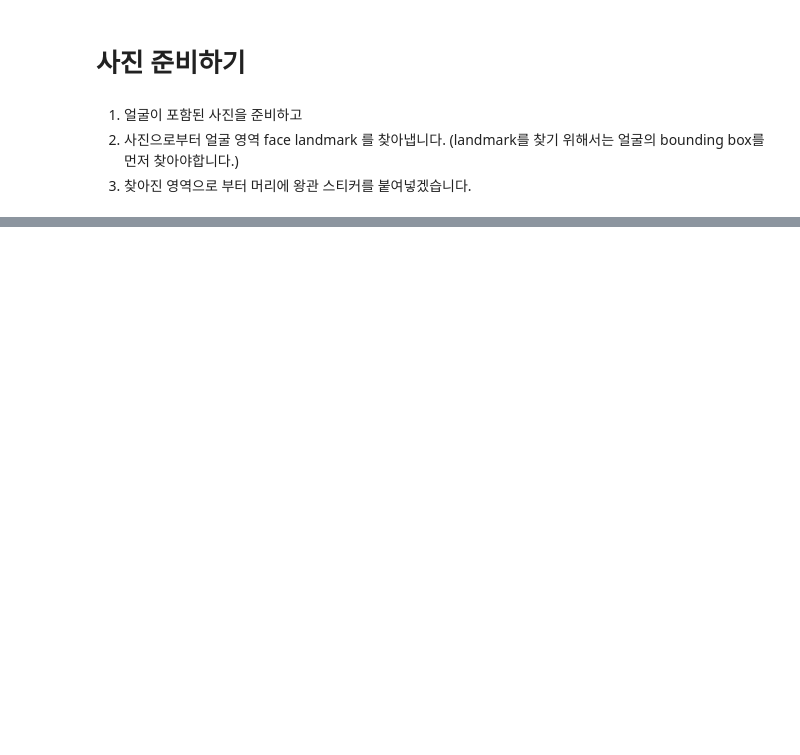
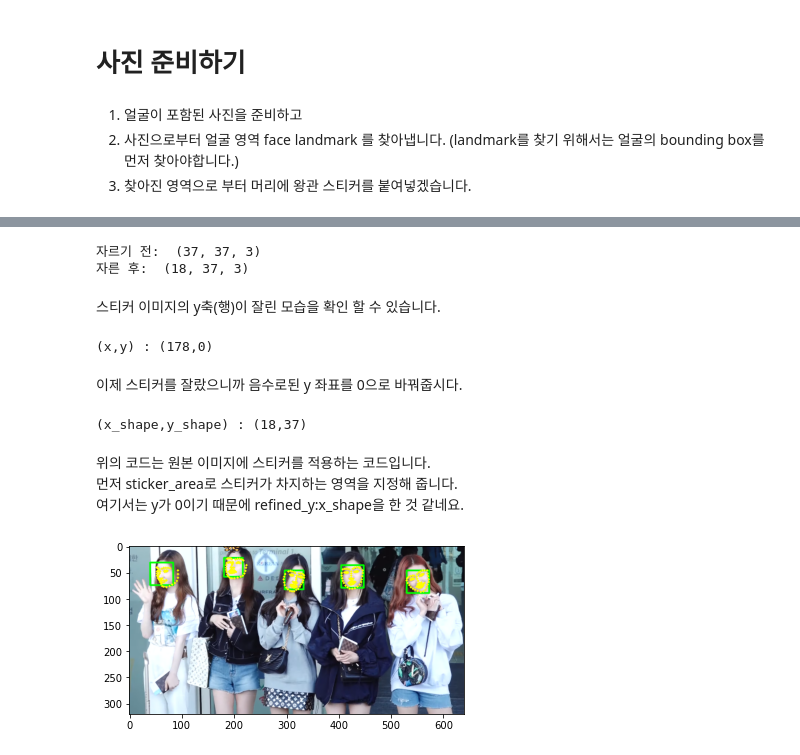
Before and after one commit to PEBpung/Aiffel, a Jupyter notebook: Project/Exploration/E10. Camera sticker app_ex.ipynb, the cells around one changed output, grey strips where cells are left out. Cells and saved outputs as stored; diff of their text form; code cells hidden in the pictures; blank space fills up the shorter version.

```diff
--- a/Project/Exploration/E10. Camera sticker app_ex.ipynb
+++ b/Project/Exploration/E10. Camera sticker app_ex.ipynb
@@ -22,0 +140,4 @@ img_show = img_bgr.copy() # 출력용 이미지 복사
+# %%
+refined_x = x-w//2
+refined_y = y-h
+print('(x,y):(%d, %d)'%(refined_x, refined_y))
@@ -22,0 +152,35 @@ img_show = img_bgr.copy() # 출력용 이미지 복사
+# %%
+print('자르기 전: ', img_sticker.shape)
+img_sticker = img_sticker[-refined_y:]
+print('자른 후: ',img_sticker.shape)
+# %% [output]
+자르기 전:  (37, 37, 3)
+자른 후:  (18, 37, 3)
+# %% [markdown]
+스티커 이미지의 y축(행)이 잘린 모습을 확인 할 수 있습니다.
+# %%
+refined_y = 0
+print ('(x,y) : (%d,%d)'%(refined_x, refined_y))
+# %% [output]
+(x,y) : (178,0)
+# %% [markdown]
+이제 스티커를 잘랐으니까 음수로된 y 좌표를 0으로 바꿔줍시다.
+# %%
+x_shape = img_sticker.shape[0]
+y_shape = img_sticker.shape[1]
+print('(x_shape,y_shape) : (%d,%d)'%(x_shape, y_shape))
+
+sticker_area = img_show[refined_y:x_shape, refined_x:refined_x+y_shape]
+img_show[refined_y:x_shape, refined_x:refined_x+y_shape] = \
+    np.where(img_sticker==0, sticker_area, img_sticker).astype(np.uint8)
+# %% [output]
+(x_shape,y_shape) : (18,37)
+# %% [markdown]
+위의 코드는 원본 이미지에 스티커를 적용하는 코드입니다.
+먼저 sticker_area로 스티커가 차지하는 영역을 지정해 줍니다.
+여기서는 y가 0이기 때문에 refined_y:x_shape을 한 것 같네요.
+# %%
+plt.imshow(cv2.cvtColor(img_show, cv2.COLOR_BGR2RGB))
+plt.show()
+# %% [output]
+[figure, added]
```
Also changed, not shown: parts of 24 cells of this notebook.
